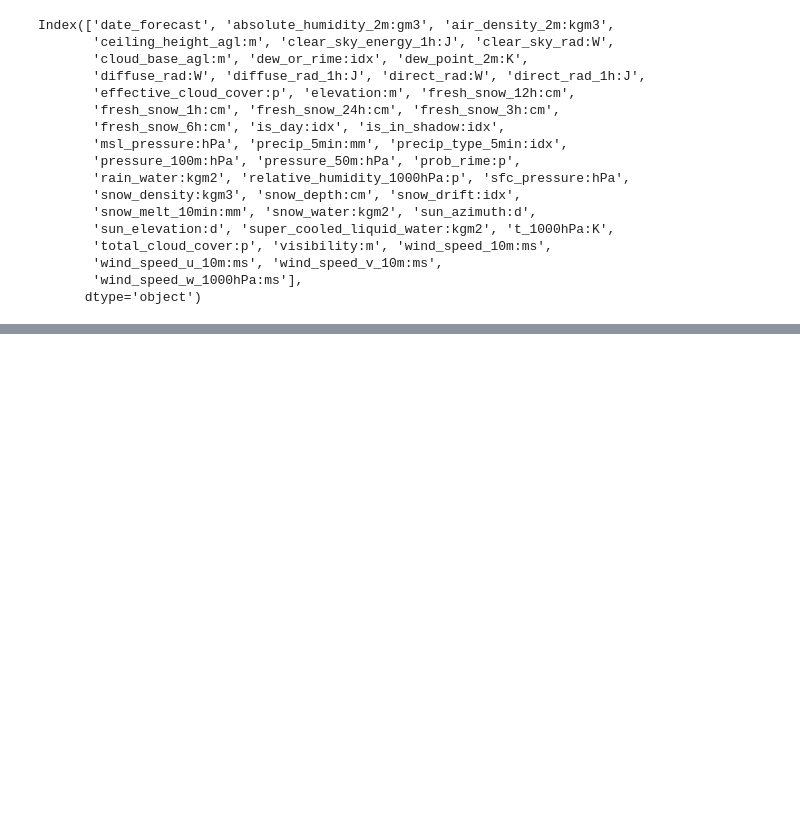
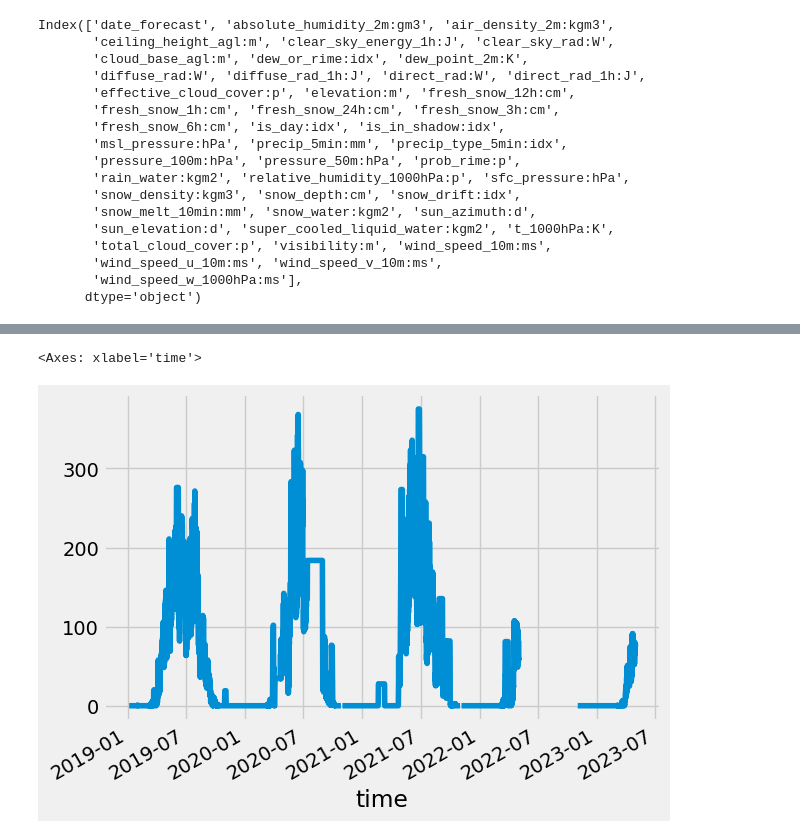
Before and after one commit to simenstang/TDT4173, a Jupyter notebook: data/notebooks_trials/eda/eda_2.ipynb, the cells around one changed output, grey strips where cells are left out. Cells and saved outputs as stored; diff of their text form; code cells hidden in the pictures; blank space fills up the shorter version.

```diff
--- a/data/notebooks_trials/eda/eda_2.ipynb
+++ b/data/notebooks_trials/eda/eda_2.ipynb
@@ -47,0 +131,7 @@ Index(['date_forecast', 'absolute_humidity_2m:gm3', 'air_density_2m:kgm3',
+# %%
+train_b['pv_measurement'] = train_b['pv_measurement'].rolling(window=100).median()
+# %%
+train_b['pv_measurement'].plot()
+# %% [output]
+<Axes: xlabel='time'>
+[figure, added]
```
Also changed, not shown: parts of 9 cells of this notebook, 21 other files.
